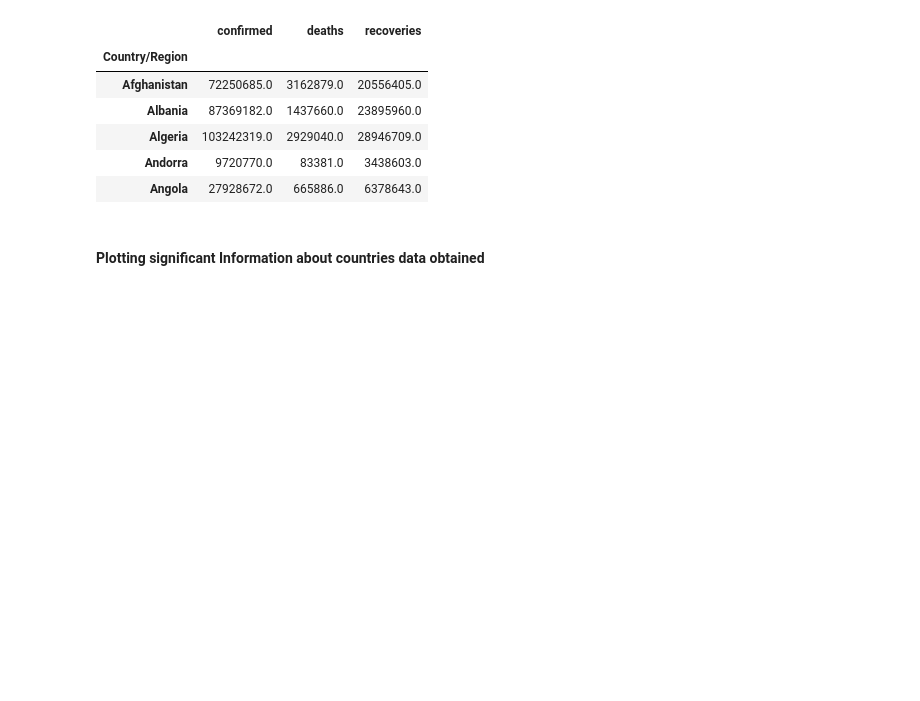
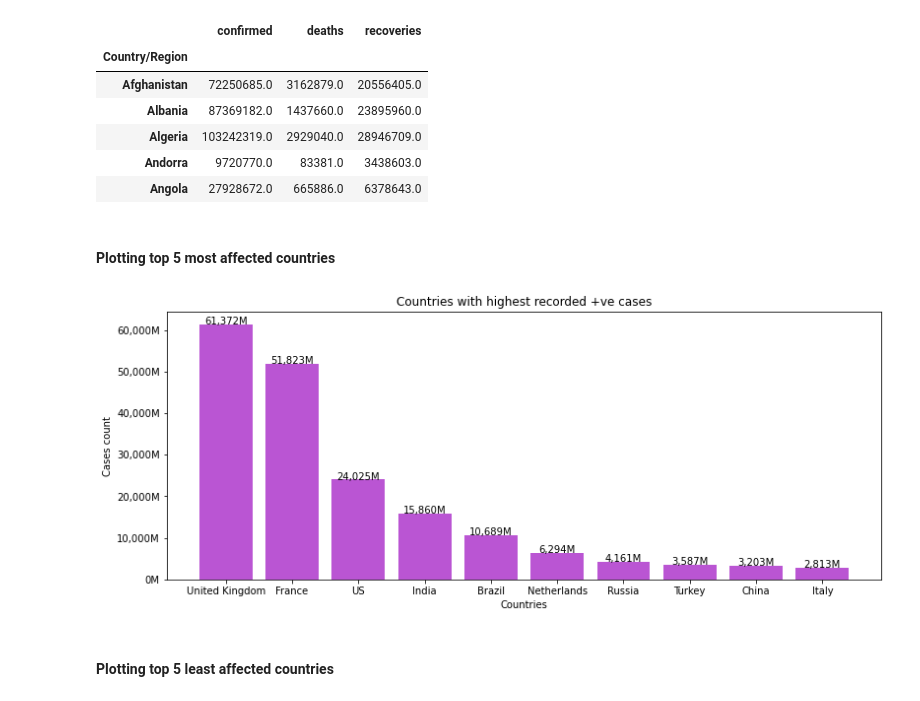
Before and after one commit to tejachalmala/Applied-DataScience-Assignment1, a Jupyter notebook: CovidJHUtimetrends.ipynb, the cells around one changed output. Saved outputs shown, nothing was run; the diff lists cells and outputs as text; code cells hidden in the pictures; blank space fills up the shorter version.

Commit message:
updated country wise analysis

```diff
--- a/CovidJHUtimetrends.ipynb
+++ b/CovidJHUtimetrends.ipynb
@@ -14,3 +10,7 @@ recovered_global = 'data/time_series_covid19_recovered_global.csv'
+# %%
+confirmed_global = 'data/time_series_covid19_confirmed_global.csv'
+deaths_global = 'data/time_series_covid19_deaths_global.csv'
+recovered_global = 'data/time_series_covid19_recovered_global.csv'
 # %% [markdown]
 ## Helper functions needed
 # %%
@@ -74 +74,27 @@ def plot_line_graph(x,y,title,xlabel,ylabel, color='blue', rotation=90, subplot_
     plt.show()
+# %%
+def addlabels(inp_x, inp_y, axis, million_scale = True, orient='h'):
+    if orient == 'h':
+        x = inp_y
+        y = inp_x
+        for i in range(len(y)):
+            if x[i] <= 10 :
+                x_pos = x[i] + 100
+            else:
+                x_pos = x[i]
+            if million_scale:
+                x_values = ['{:,.0f}'.format(i/1E6) + 'M' for i in x]
+            else:
+                x_values = [int(i) for i in x]
+            axis.text(x_pos, i, x_values[i], ha = 'right')
+    else:
+        for i in range(len(x)):
+            if y[i] <= 10 :
+                y_pos = y[i] + 50
+            else:
+                y_pos = y[i]
+            if million_scale:
+                y_values = ['{:,.0f}'.format(x/1E6) + 'M' for x in y]
+            else:
+                y_values = [int(x) for x in y]
+            axis.text(i, y_pos, y_values[i], ha = 'center')
@@ -125,6 +196,9 @@ country_wise_total_df['confirmed'] = confirmed_monthly['tilldate']
 country_wise_total_df['deaths'] = deaths_monthly['tilldate']
 country_wise_total_df = country_wise_total_df.join(pd.DataFrame(recovered_monthly['tilldate']))
 country_wise_total_df = country_wise_total_df.rename(columns={"tilldate":"recoveries"})
+country_wise_total_df = country_wise_total_df.drop('global')
+country_wise_total_df = country_wise_total_df.drop('Winter Olympics 2022')
+country_wise_total_df = country_wise_total_df.drop('Summer Olympics 2020')
 country_wise_total_df.head()
 # %% [output]
 |  | confirmed | deaths | recoveries |
@@ -135,4 +209,12 @@ country_wise_total_df.head()
 | Andorra | 9720770.0 | 83381.0 | 3438603.0 |
 | Angola | 27928672.0 | 665886.0 | 6378643.0 |
 # %% [markdown]
-#### Plotting significant Information about countries data obtained
+#### Plotting top 5 most affected countries
+# %%
+top_affected_countries = (country_wise_total_df.groupby('Country/Region')['confirmed'].sum()).sort_values(ascending = False).head(10)
+# %%
+plot_bar_graph(top_affected_countries.index, top_affected_countries.values.tolist(), 'Countries with highest recorded +ve cases', 'Countries', 'Cases count', color='mediumorchid', rotation=0, width=0.8, figsize=(13,5))
+# %% [output]
+[figure, added]
+# %% [markdown]
+#### Plotting top 5 least affected countries
```
Also changed, not shown: parts of 24 cells of this notebook.
